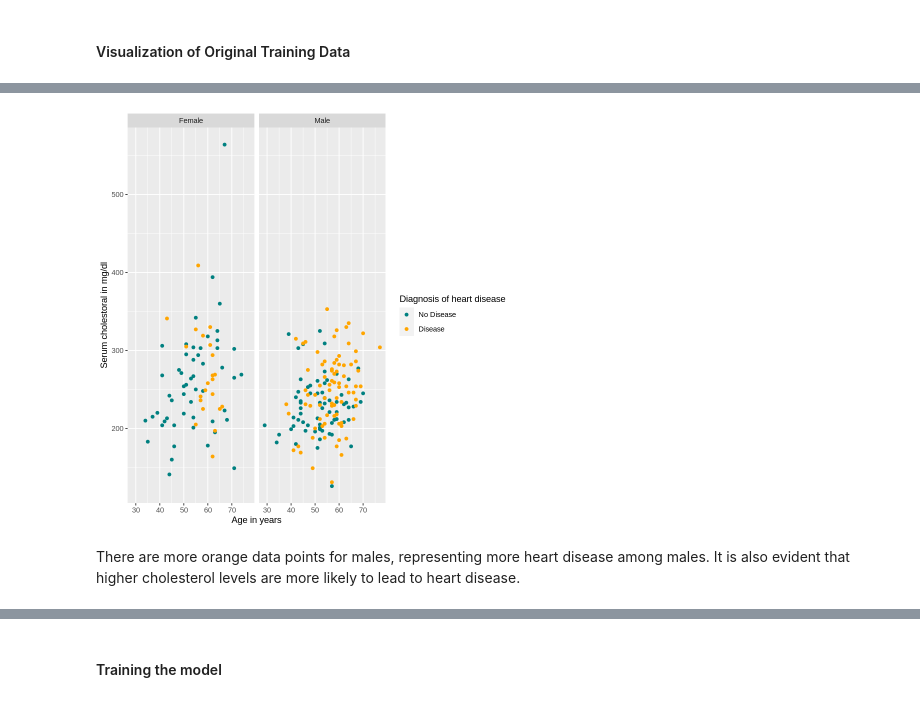
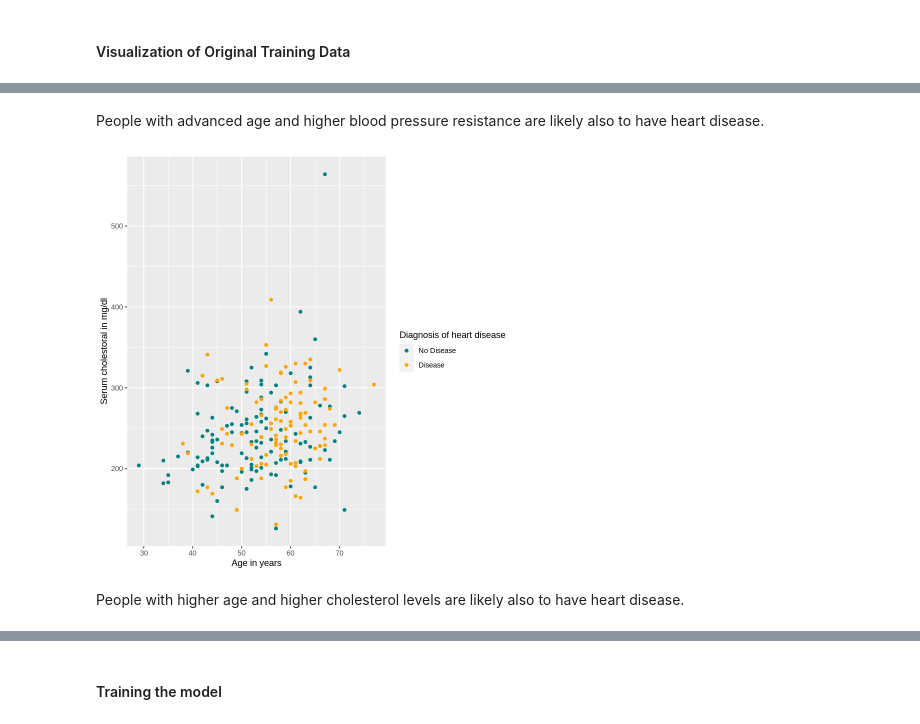
Before and after one commit to zjz02/DSCI-100-Group_41, a Jupyter notebook: Project Zhao.ipynb, the cells around one changed output, grey strips where cells are left out. Cells and saved outputs as stored; diff of their text form; code cells hidden in the pictures.

```diff
--- a/Project Zhao.ipynb
+++ b/Project Zhao.ipynb
@@ -32,2 +49,0 @@ url <- "https://storage.googleapis.com/kagglesdsdata/datasets/576697/1043970/hea
-# %%
-heart_data <- read_csv(url)
@@ -77,11 +93,12 @@ summary(hd_training)
+# %% [markdown]
+ People with advanced age and higher blood pressure resistance are likely also to have heart disease.
 # %%
 hd_chol_plot <- ggplot(hd_training, aes(x = age, y = chol, group = condition, color = condition)) +
              geom_point() +
              labs(x = "Age in years", y = "Serum cholestoral in mg/dl", colour = "Diagnosis of heart disease") +
-             facet_grid(cols = vars(sex), labeller = labeller(sex = c("1" = "Male", "0" = "Female"))) +
              scale_color_manual(labels = c("0" = "No Disease", "1" = "Disease"), values = c("#008080", "#FFA500"))
 hd_chol_plot
 # %% [output]
-[figure, old version]
+[figure, new version]
 # %% [markdown]
-There are more orange data points for males, representing more heart disease among males. It is also evident that higher cholesterol levels are more likely to lead to heart disease.
+People with higher age and higher cholesterol levels are likely also to have heart disease.
```
Also changed, not shown: parts of 24 cells of this notebook.
